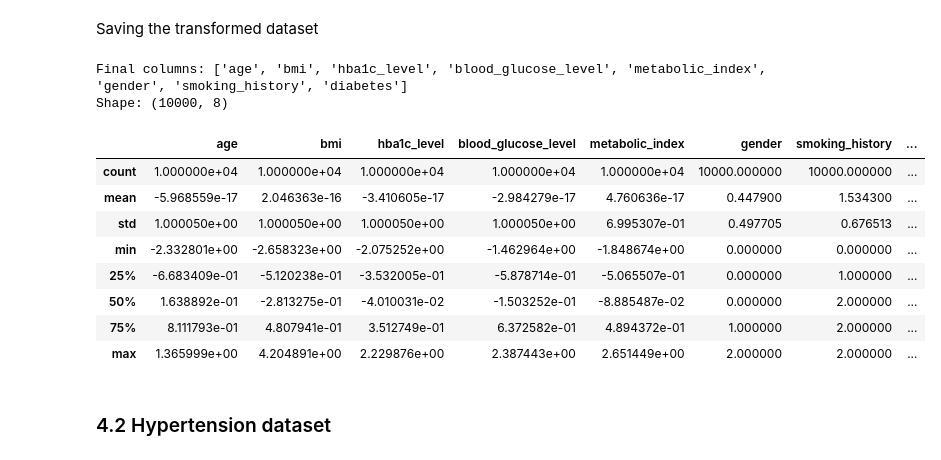
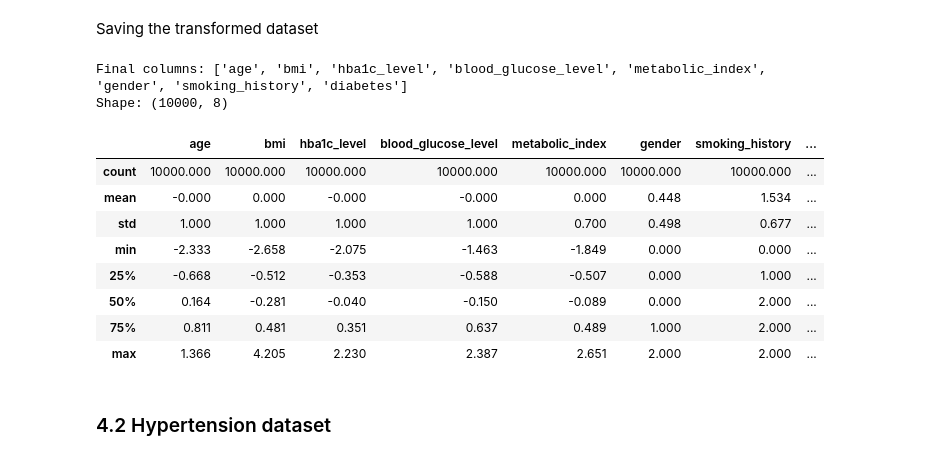
Before and after one commit to HavocRT/DSProject2, a Jupyter notebook: notebooks/03_PreparationAndPreprocessing.ipynb, the cells around one changed output. Saved outputs shown, nothing was run; the diff lists cells and outputs as text; code cells hidden in the pictures.

```diff
--- a/notebooks/03_PreparationAndPreprocessing.ipynb
+++ b/notebooks/03_PreparationAndPreprocessing.ipynb
@@ -874,24 +884,24 @@ Saving the transformed dataset
 # %%
 target_col = df_diabetes.pop("diabetes")
 df_diabetes["diabetes"] = target_col
 
 diabetes_transformed_path = root / "data" / "processed" / "diabetes_transformed.csv"
 df_diabetes.to_csv(diabetes_transformed_path, index=False)
 print("Final columns:", list(df_diabetes.columns))
 print("Shape:", df_diabetes.shape)
-df_diabetes.describe()
+df_diabetes.describe().round(3)
 # %% [output]
 Final columns: ['age', 'bmi', 'hba1c_level', 'blood_glucose_level', 'metabolic_index', 'gender', 'smoking_history', 'diabetes']
 Shape: (10000, 8)
 |  | age | bmi | hba1c_level | blood_glucose_level | metabolic_index | gender | smoking_history | ... |
-| count | 1.000000e+04 | 1.000000e+04 | 1.000000e+04 | 1.000000e+04 | 1.000000e+04 | 10000.000000 | 10000.000000 | ... |
-| mean | -5.968559e-17 | 2.046363e-16 | -3.410605e-17 | -2.984279e-17 | 4.760636e-17 | 0.447900 | 1.534300 | ... |
-| std | 1.000050e+00 | 1.000050e+00 | 1.000050e+00 | 1.000050e+00 | 6.995307e-01 | 0.497705 | 0.676513 | ... |
-| min | -2.332801e+00 | -2.658323e+00 | -2.075252e+00 | -1.462964e+00 | -1.848674e+00 | 0.000000 | 0.000000 | ... |
-| 25% | -6.683409e-01 | -5.120238e-01 | -3.532005e-01 | -5.878714e-01 | -5.065507e-01 | 0.000000 | 1.000000 | ... |
-| 50% | 1.638892e-01 | -2.813275e-01 | -4.010031e-02 | -1.503252e-01 | -8.885487e-02 | 0.000000 | 2.000000 | ... |
-| 75% | 8.111793e-01 | 4.807941e-01 | 3.512749e-01 | 6.372582e-01 | 4.894372e-01 | 1.000000 | 2.000000 | ... |
-| max | 1.365999e+00 | 4.204891e+00 | 2.229876e+00 | 2.387443e+00 | 2.651449e+00 | 2.000000 | 2.000000 | ... |
+| count | 10000.000 | 10000.000 | 10000.000 | 10000.000 | 10000.000 | 10000.000 | 10000.000 | ... |
+| mean | -0.000 | 0.000 | -0.000 | -0.000 | 0.000 | 0.448 | 1.534 | ... |
+| std | 1.000 | 1.000 | 1.000 | 1.000 | 0.700 | 0.498 | 0.677 | ... |
+| min | -2.333 | -2.658 | -2.075 | -1.463 | -1.849 | 0.000 | 0.000 | ... |
+| 25% | -0.668 | -0.512 | -0.353 | -0.588 | -0.507 | 0.000 | 1.000 | ... |
+| 50% | 0.164 | -0.281 | -0.040 | -0.150 | -0.089 | 0.000 | 2.000 | ... |
+| 75% | 0.811 | 0.481 | 0.351 | 0.637 | 0.489 | 1.000 | 2.000 | ... |
+| max | 1.366 | 4.205 | 2.230 | 2.387 | 2.651 | 2.000 | 2.000 | ... |
 # %% [markdown]
 ### 4.2 Hypertension dataset
 # %%
```
Also changed, not shown: parts of 6 cells of this notebook, 2 other files.
